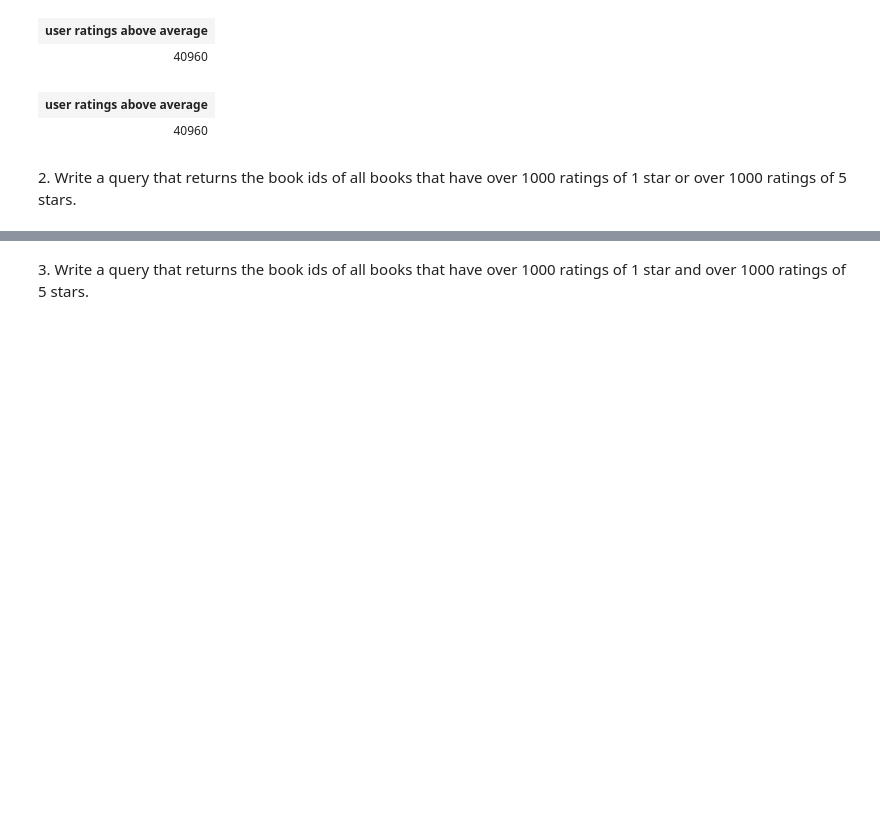
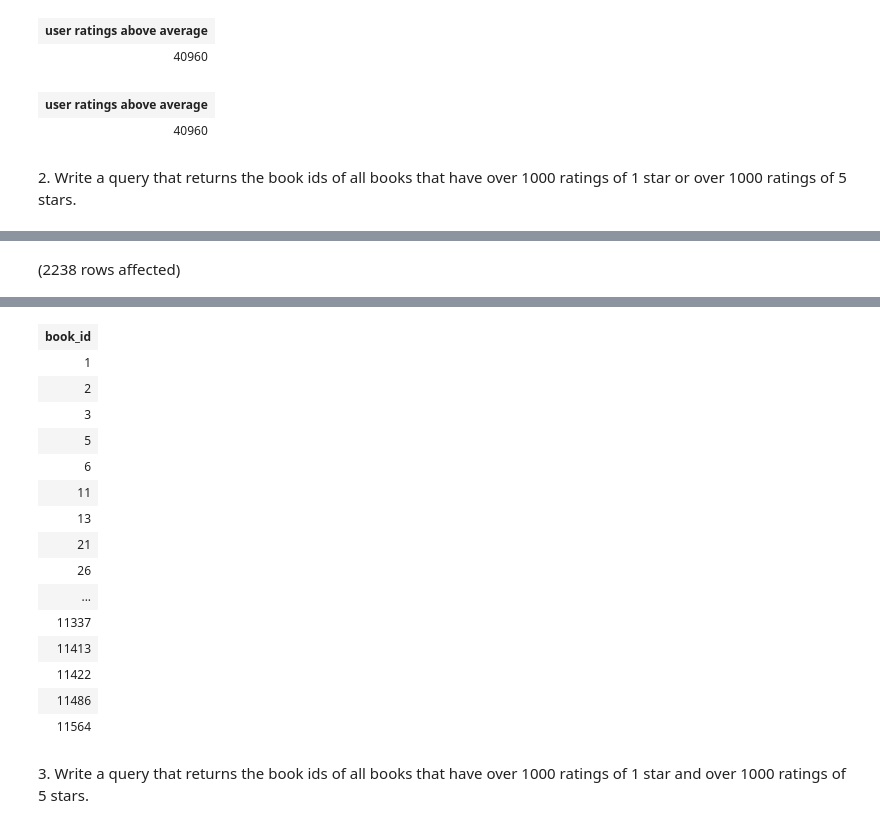
Before and after one commit to NEmanuelle/sql-part4-exercises, a Jupyter notebook: sql-part4.ipynb, the cells around one changed output, grey strips where cells are left out. Drawn from its saved outputs; the diff is of its cells as text; code cells hidden in the pictures; blank space fills up the shorter version.

```diff
--- a/sql-part4.ipynb
+++ b/sql-part4.ipynb
@@ -44,0 +29,10 @@ Total execution time: 00:00:00.315
+# %%
+SELECT TOP 10 book_id
+FROM books
+WHERE ratings_5 > 1000
+UNION
+SELECT book_id
+FROM books
+WHERE ratings_1 > 1000
+# %% [output]
+(2238 rows affected)
@@ -45,2 +40,18 @@ Total execution time: 00:00:00.315
+| book_id |
+| 1 |
+| 2 |
+| 3 |
+| 5 |
+| 6 |
+| 11 |
+| 13 |
+| 21 |
+| 26 |
+| ... |
+| 11337 |
+| 11413 |
+| 11422 |
+| 11486 |
+| 11564 |
 # %% [markdown]
 3. Write a query that returns the book ids of all books that have over 1000 ratings of 1 star and over 1000 ratings of 5 stars.
```
Also changed, not shown: parts of 4 cells of this notebook.
